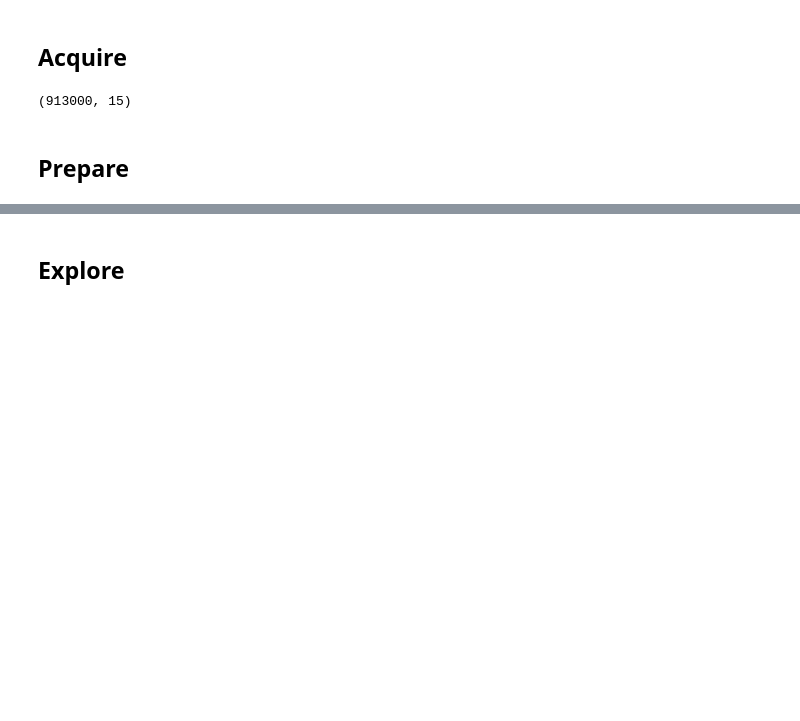
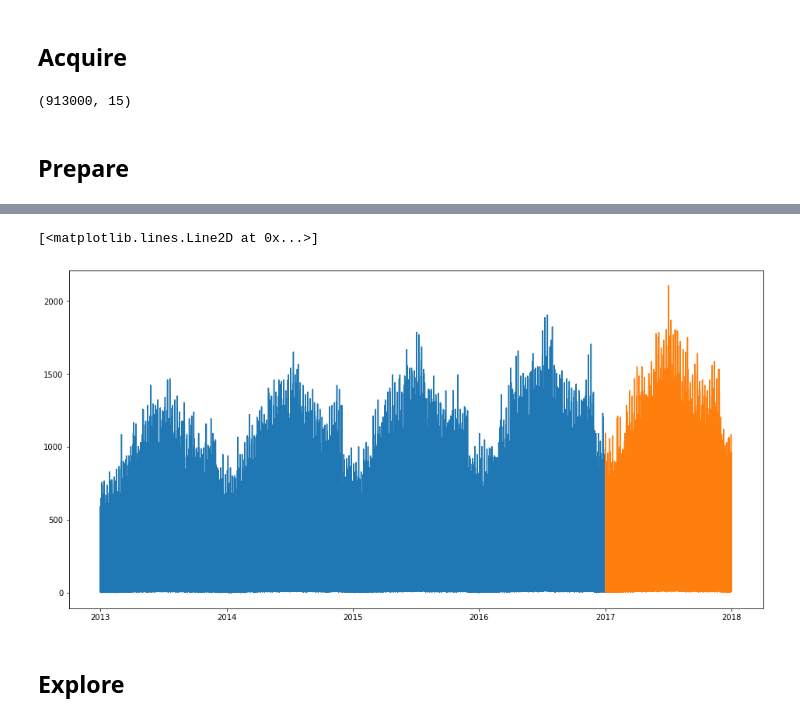
Before and after one commit to m3redithw/time-series-exercises, a Jupyter notebook: explore.ipynb, the cells around one changed output, grey strips where cells are left out. Drawn from its saved outputs; the diff is of its cells as text; code cells hidden in the pictures; blank space fills up the shorter version.

```diff
--- a/explore.ipynb
+++ b/explore.ipynb
@@ -40,2 +51,14 @@ df.head()
+# %%
+# Splitting train from 2013-2016, 2017 for test
+train = df[:'2016']
+test = df['2017']
+# %%
+# Visualizing train, test set
+plt.figure(figsize = (16,8))
+plt.plot(train.index, train.sales_total)
+plt.plot(test.index, test.sales_total)
+# %% [output]
+[<matplotlib.lines.Line2D at 0x...>]
+[figure, added]
 # %% [markdown]
 ## Explore
```
Also changed, not shown: parts of 10 cells of this notebook.
